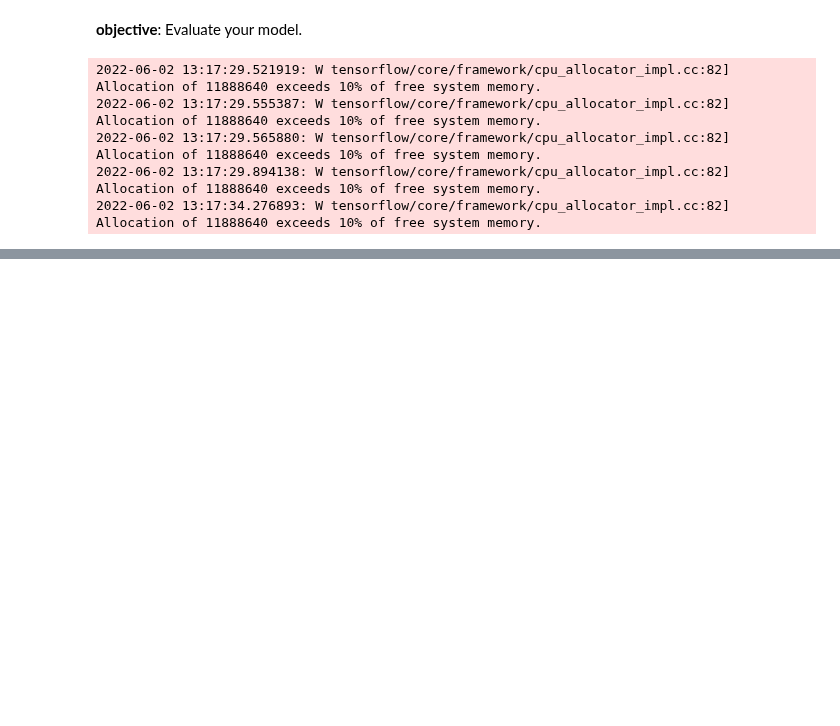
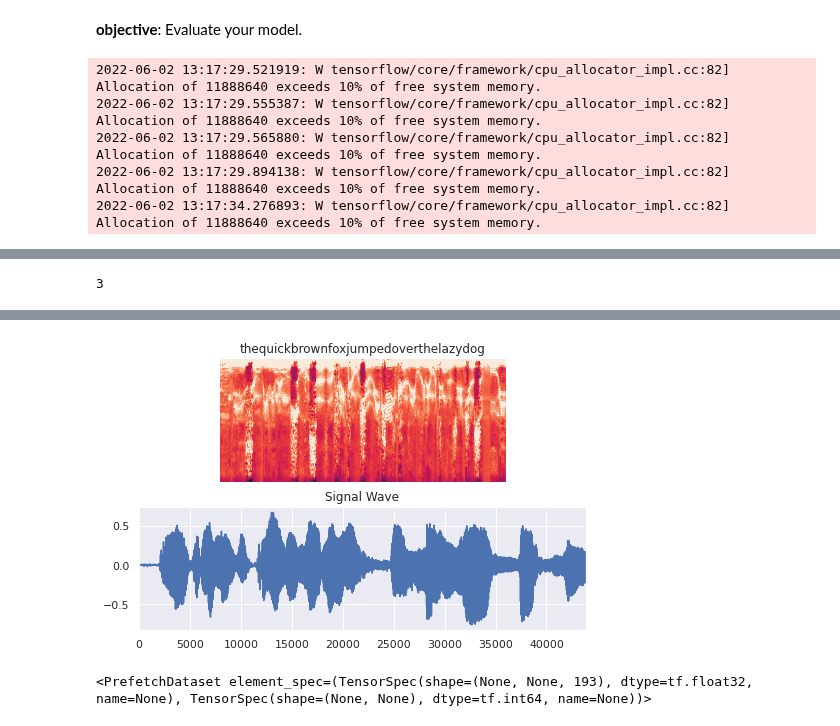
Before and after one commit to tutorialcreation/nlp_swahili_amharic, a Jupyter notebook: notebooks/Audio_Modelling.ipynb, the cells around one changed output, grey strips where cells are left out. Cells and saved outputs as stored; diff of their text form; code cells hidden in the pictures; blank space fills up the shorter version.

```diff
--- a/notebooks/Audio_Modelling.ipynb
+++ b/notebooks/Audio_Modelling.ipynb
@@ -46,7 +70,7 @@ swahili_preprocessed = pre_model.preprocessing_learn(swahili_df,'key','file')
 # %%
 amharic_preprocessed = pre_model.preprocessing_learn(amharic_df,'key','file')
 # %%
-train_df,val_df,test_df = amharic_preprocessed
+train_df,val_df,test_df = swahili_preprocessed
 # %%
 batch_size = 32
 # Define the trainig dataset
@@ -122,0 +134,47 @@ history = model.fit(
+# %%
+spectrogram = cleaner.convert_spectogram(train_df['file'][0])
+# %%
+len(val_df)
+# %% [output]
+3
+# %%
+t = '../media/audio/SWH-05-20101106_16k-emission_swahili_05h30_-_06h00_tu_20101106_part2.wav'
+test_df = pd.DataFrame([t],columns=['file'])
+test_df['text'] = 'The quick brown fox jumped over the lazy dog'
+# %%
+batch_size = 32
+# Define the trainig dataset
+train_dataset = tf.data.Dataset.from_tensor_slices(
+    (list(test_df["file"]), list(test_df["text"]))
+)
+train_dataset = (
+    train_dataset.map(cleaner.encode_single_sample, num_parallel_calls=tf.data.AUTOTUNE)
+    .padded_batch(batch_size)
+    .prefetch(buffer_size=tf.data.AUTOTUNE)
+)
+# %%
+# let us visualize the data
+import matplotlib.pyplot as plt
+import IPython.display as display
+fig = plt.figure(figsize=(8, 5))
+for batch in train_dataset.take(1):
+    spectrogram = batch[0][0].numpy()
+    spectrogram = np.array([np.trim_zeros(x) for x in np.transpose(spectrogram)])
+    label = batch[1][0]
+    # Spectrogram
+    label = tf.strings.reduce_join(num_to_char(label)).numpy().decode("utf-8")
+    ax = plt.subplot(2, 1, 1)
+    ax.imshow(spectrogram, vmax=1)
+    ax.set_title(label)
+    ax.axis("off")
+    # Wav
+    file = tf.io.read_file(list(train_df["file"])[0])
+    audio, _ = tf.audio.decode_wav(file)
+    audio = audio.numpy()
+    ax = plt.subplot(2, 1, 2)
+    plt.plot(audio)
+    ax.set_title("Signal Wave")
+    ax.set_xlim(0, len(audio))
+    display.display(display.Audio(np.transpose(audio), rate=16000))
+plt.show()
+# %% [output]
@@ -122,0 +182,5 @@ history = model.fit(
+[figure, added]
+# %%
+train_dataset
+# %% [output]
+<PrefetchDataset element_spec=(TensorSpec(shape=(None, None, 193), dtype=tf.float32, name=None), TensorSpec(shape=(None, None), dtype=tf.int64, name=None))>
```
Also changed, not shown: parts of 12 cells of this notebook, 11 other files.
